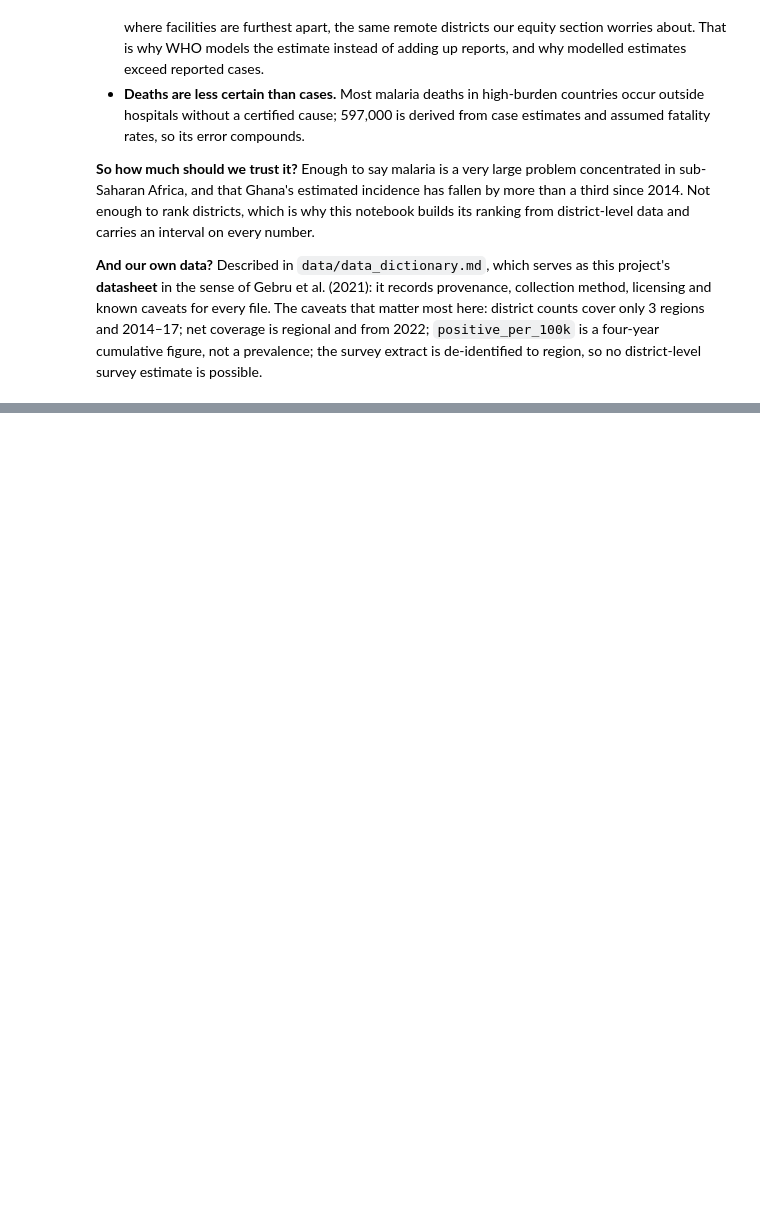
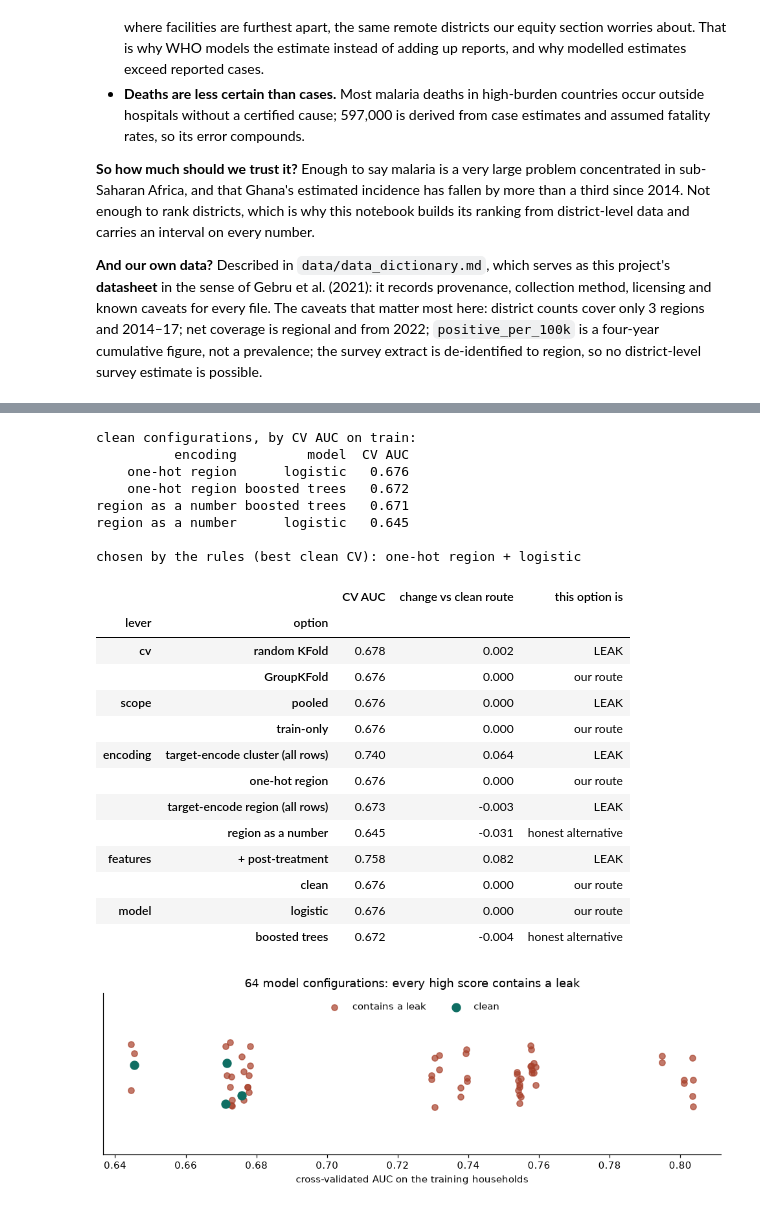
Before and after one commit to ASU-MICS-2028/mle-group-1-prosit-1, a Jupyter notebook: notebooks/prosit1.ipynb, the cells around one changed output, grey strips where cells are left out. Drawn from its saved outputs; the diff is of its cells as text; code cells hidden in the pictures; blank space fills up the shorter version.

```diff
--- a/notebooks/prosit1.ipynb
+++ b/notebooks/prosit1.ipynb
@@ -881,0 +1194,54 @@ year
+# %%
+# One lever at a time: start from the clean route, change ONE lever, and see how far the score moves.
+base = grid_C[(grid_C[list(CLEAN)] == pd.Series(CLEAN)).all(axis=1)]["CV AUC"].iloc[0]   # the clean route's own CV score
+rows = []                                            # one row per (lever, option)
+for lever in CLEAN:                                  # each of the five levers in turn
+    for option in grid_C[lever].unique():            # each option that lever can take
+        target = {**CLEAN, lever: option}            # the clean route with just this one lever changed
+        score = grid_C[(grid_C[list(target)] == pd.Series(target)).all(axis=1)]["CV AUC"].iloc[0]   # look up that configuration's score
+        rows.append({"lever": lever, "option": option, "CV AUC": score, "change vs clean route": score - base,
+                     "this option is": "our route" if option == CLEAN[lever] else ("LEAK" if lever != "model" and option != "region as a number" else "honest alternative")})   # label the option
+lever_C = pd.DataFrame(rows).set_index(["lever", "option"])   # the lever table
+lever_C.round(4).to_csv(TAB / "matrix_C_levers.csv")          # save for the record
+
+clean_rows = grid_C[grid_C.leaks == "none"]          # the configurations we are ALLOWED to choose between
+best_clean = clean_rows.iloc[0]                      # the best of them, by CV on train
+print("clean configurations, by CV AUC on train:")
+print(clean_rows[["encoding", "model", "CV AUC"]].round(4).to_string(index=False))   # every clean option and its score
+print(f"\nchosen by the rules (best clean CV): {best_clean.encoding} + {best_clean.model}")   # the winner under the discipline
+
+fig, ax = plt.subplots(figsize=(9, 3.2))             # one strip of dots: every configuration's score
+is_clean = grid_C.leaks == "none"                    # True for clean configurations
+ax.scatter(grid_C.loc[~is_clean, "CV AUC"], np.zeros((~is_clean).sum()) + RNG.uniform(-.25, .25, (~is_clean).sum()), color="#A8412B", alpha=.7, label="contains a leak")   # leaky configs, jittered vertically so dots do not overlap
+ax.scatter(grid_C.loc[is_clean, "CV AUC"], np.zeros(is_clean.sum()) + RNG.uniform(-.25, .25, is_clean.sum()), color="#0F6E63", s=70, label="clean")                          # clean configs, larger
+ax.set_yticks([])                                    # the vertical position is only jitter, so no y-axis
+ax.set_ylim(-.6, .6)                                 # a little room around the dots
+ax.set(title="64 model configurations: every high score contains a leak", xlabel="cross-validated AUC on the training households")   # title and axis label
+ax.legend(frameon=False, loc="upper center", ncol=2) # legend along the top
+plt.tight_layout()                                   # tidy spacing
+save(fig, "09_matrix_models")                        # save for the slides
+lever_C.round(3)                                     # display the lever table
+# %% [output]
+clean configurations, by CV AUC on train:
+          encoding         model  CV AUC
+    one-hot region      logistic   0.676
+    one-hot region boosted trees   0.672
+region as a number boosted trees   0.671
+region as a number      logistic   0.645
+
+chosen by the rules (best clean CV): one-hot region + logistic
+|  |  | CV AUC | change vs clean route | this option is |
+| lever | option |  |  |  |
+| cv | random KFold | 0.678 | 0.002 | LEAK |
+|  | GroupKFold | 0.676 | 0.000 | our route |
+| scope | pooled | 0.676 | 0.000 | LEAK |
+|  | train-only | 0.676 | 0.000 | our route |
+| encoding | target-encode cluster (all rows) | 0.740 | 0.064 | LEAK |
+|  | one-hot region | 0.676 | 0.000 | our route |
+|  | target-encode region (all rows) | 0.673 | -0.003 | LEAK |
+|  | region as a number | 0.645 | -0.031 | honest alternative |
+| features | + post-treatment | 0.758 | 0.082 | LEAK |
+|  | clean | 0.676 | 0.000 | our route |
+| model | logistic | 0.676 | 0.000 | our route |
+|  | boosted trees | 0.672 | -0.004 | honest alternative |
+[figure, added]
```
Also changed, not shown: parts of 54 cells of this notebook, 13 other files.
